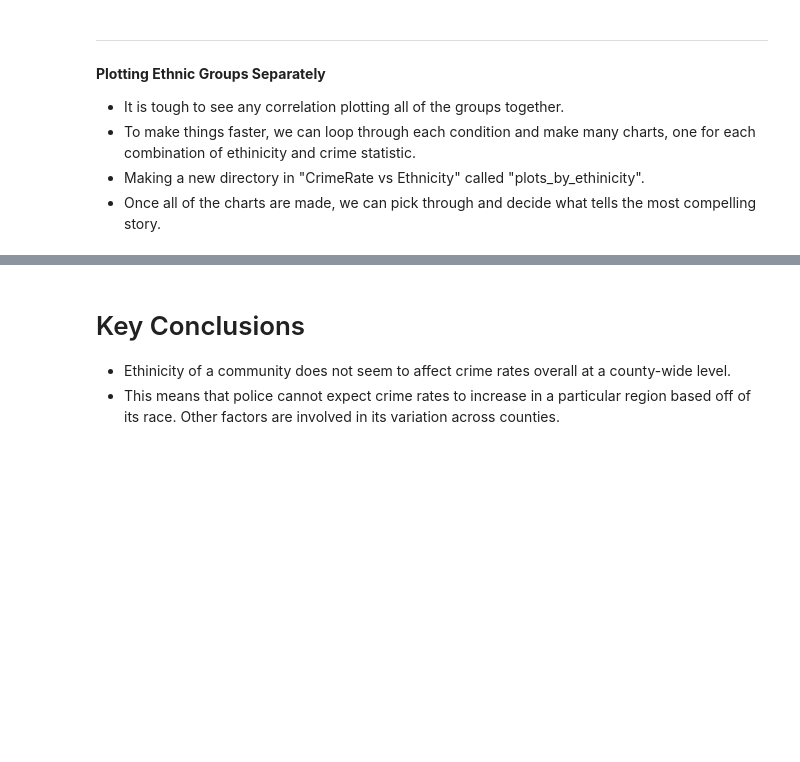
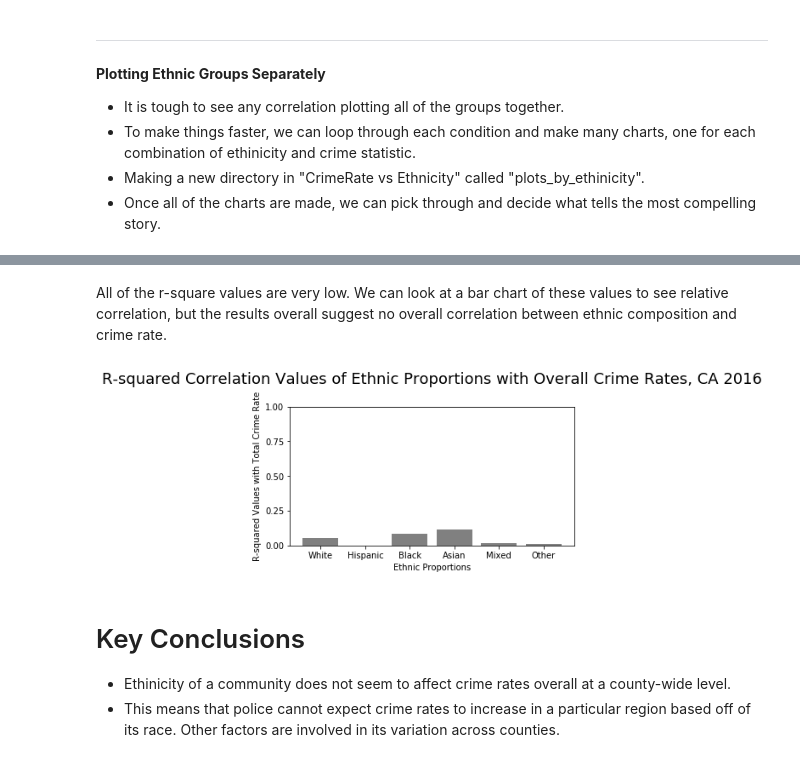
Before and after one commit to YijingLi0726/ECE-143-Group-14, a Jupyter notebook: CrimeRate vs Ethnicity/Crime_Ethnicity.ipynb, the cells around one changed output, grey strips where cells are left out. Drawn from its saved outputs; the diff is of its cells as text; code cells hidden in the pictures; blank space fills up the shorter version.

Commit message:
Ran the graph generator code from the ethnicity notebook again now that the original data was fixed. Added correlation analysis at the end. Put the new PNGs in plots_by_ethnicity.

```diff
--- a/CrimeRate vs Ethnicity/Crime_Ethnicity.ipynb
+++ b/CrimeRate vs Ethnicity/Crime_Ethnicity.ipynb
@@ -120,0 +129,22 @@ os.getcwd()
+# %%
+#Lists of ethnic groups and crime categories are still available
+#Just putting the environment modules up here for reference
+from scipy import stats
+import numpy as np
+import pandas as pd
+
+rvals = {} #making a dictionary for the results to be turned into a DataFrame
+
+#going through each crime category, which will be the r-square's data columns
+for cs in cstats:
+    rvals[cs] = [] #start with an empty list for each column entry
+    for es in eths: #go through each ethinic group
+        #Pull stats values from the line regression; we care about r_value
+        slope, intercept, r_value, p_value, std_err = stats.linregress(df[es], df[cs])
+        #record the r_value in the dictionary
+        rvals[cs].append(r_value ** 2)
+
+eth_crime_regression = pd.DataFrame(data=rvals)
+eth_crime_regression.index = eths
+
+print eth_crime_regression
@@ -121,3 +159,25 @@ os.getcwd()
+# %% [markdown]
+All of the r-square values are very low. We can look at a bar chart of these values to see relative correlation, but the results overall suggest no overall correlation between ethnic composition and crime rate.
+# %%
+#summarizing the r-squared results in graphical format
+import matplotlib.pyplot as plt
+import pandas as pd
+import numpy as np
+
+fig = plt.figure(figsize=(6,3))
+#placing the bars
+plt.bar(np.arange(6), #Set six bars to be plotted
+        eth_crime_regression["CrimeTotal10k"], #bar heights are the r-squares for each ethnicity
+        color='0.5' #gray bars for aesthetic
+       )
+plt.xticks(np.arange(6), eths)
+plt.xlabel("Ethnic Proportions")
+plt.yticks([0.00,0.25,0.50,0.75,1.00])
+plt.ylabel("R-squared Values with Total Crime Rate")
+plt.title("R-squared Correlation Values of Ethnic Proportions with Overall Crime Rates, CA 2016\n", size=18, wrap=True)
+plt.show()
+# %% [output]
+[figure, added]
 # %% [markdown]
 # Key Conclusions
 
```
Also changed, not shown: parts of 4 cells of this notebook, 36 other files.
